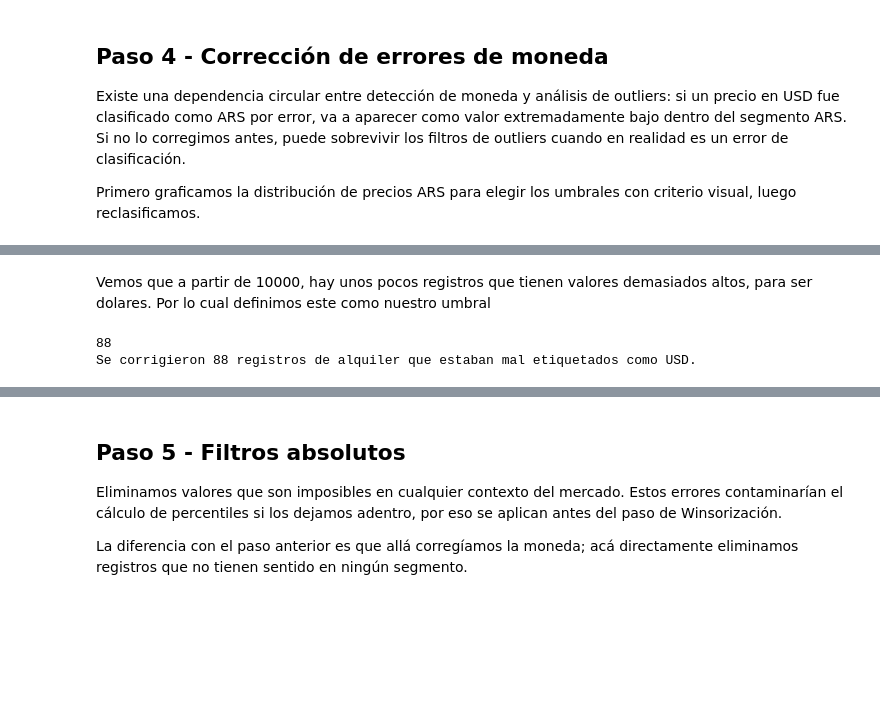
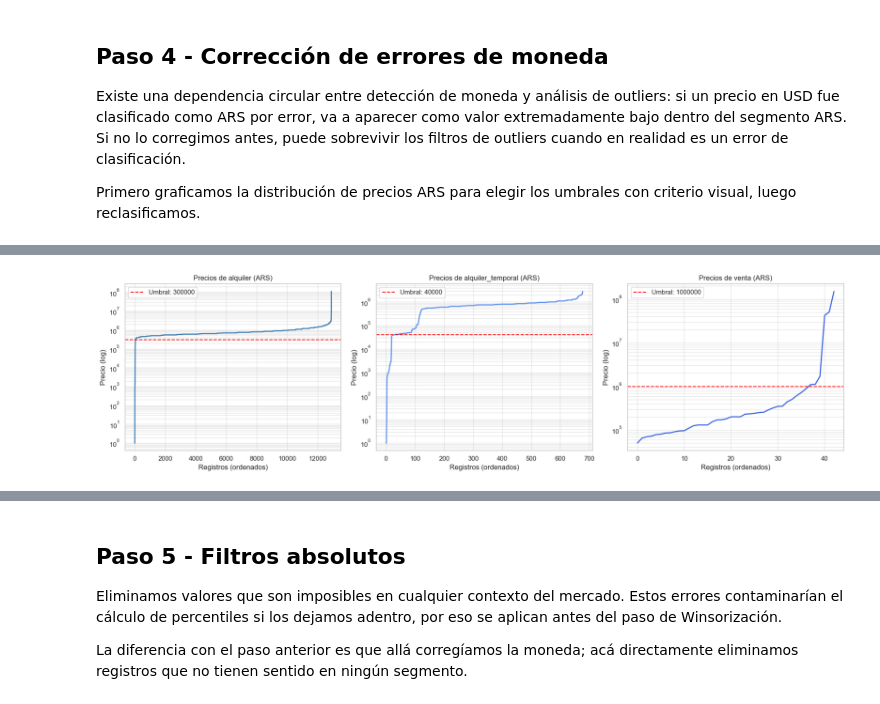
Before and after one commit to clararodriguezacevedo/descriptiva-real-estate, a Jupyter notebook: notebooks/eda.ipynb, the cells around one changed output, grey strips where cells are left out. Saved outputs shown, nothing was run; the diff lists cells and outputs as text; code cells hidden in the pictures; blank space fills up the shorter version.

Commit message:
change umbrales

```diff
--- a/notebooks/eda.ipynb
+++ b/notebooks/eda.ipynb
@@ -160,6 +160,7 @@ mapeo = {
     "Villa Pueyrredón": "Villa Pueyrredon",
     "Villa General Mitre": 'Villa Gral. Mitre',
     "La Paternal": "La Paternal",
+    "Paternal": "La Paternal",
     "Los Perales": "Mataderos",
     "Agronomía": "Agronomia",
 
@@ -1205,20 +1113,30 @@ plt.show()
-# %% [markdown]
-Vemos que a partir de 10000, hay unos pocos registros que tienen valores demasiados altos, para ser dolares. Por lo cual definimos este como nuestro umbral
-# %%
-# Usamos el umbral que definimos:
-umbral_usd = 10000
-
-# 1. Identificamos los registros sospechosos: Alquiler + USD + Precio > Umbral
-mask_sospechosos = (df_final['operacion'] == 'alquiler') & \
-                   (df_final['moneda'] == 'usd') & \
-                   (df_final['precio'] > umbral_usd)
-
-print(mask_sospechosos.sum())
-
-# 2. A estos sospechosos les cambiamos la moneda a ARS internamente
-df_final.loc[mask_sospechosos, 'moneda'] = 'ars'
-
-print(f"Se corrigieron {mask_sospechosos.sum()} registros de alquiler que estaban mal etiquetados como USD.")
-# %% [output]
-88
-Se corrigieron 88 registros de alquiler que estaban mal etiquetados como USD.
+# %%
+import matplotlib.pyplot as plt
+
+ops = ['alquiler', 'alquiler_temporal', 'venta']
+umbrales = {'alquiler': 300000, 'alquiler_temporal': 40000, 'venta': 1000000}
+colores = ['steelblue', 'cornflowerblue', 'royalblue']
+
+fig, axes = plt.subplots(1, 3, figsize=(18, 5))
+
+for ax, op, color in zip(axes, ops, colores):
+    subset = df_final[
+        (df_final['moneda'] == 'ars') & (df_final['operacion'] == op)
+    ]['precio'].dropna().sort_values().reset_index(drop=True)
+
+    if not subset.empty:
+        ax.plot(subset.values, color=color, linewidth=2)
+        umb = umbrales[op]
+        ax.axhline(y=umb, color='red', linestyle='--', label=f'Umbral: {umb}')
+
+        ax.set_title(f'Precios de {op} (ARS)')
+        ax.set_yscale('log')
+        ax.set_ylabel('Precio (log)')
+        ax.set_xlabel('Registros (ordenados)')
+        ax.legend()
+        ax.grid(True, which="both", ls="-", alpha=0.5)
+
+plt.tight_layout()
+plt.show()
+# %% [output]
+[figure, added]
```
Also changed, not shown: parts of 12 cells of this notebook.
